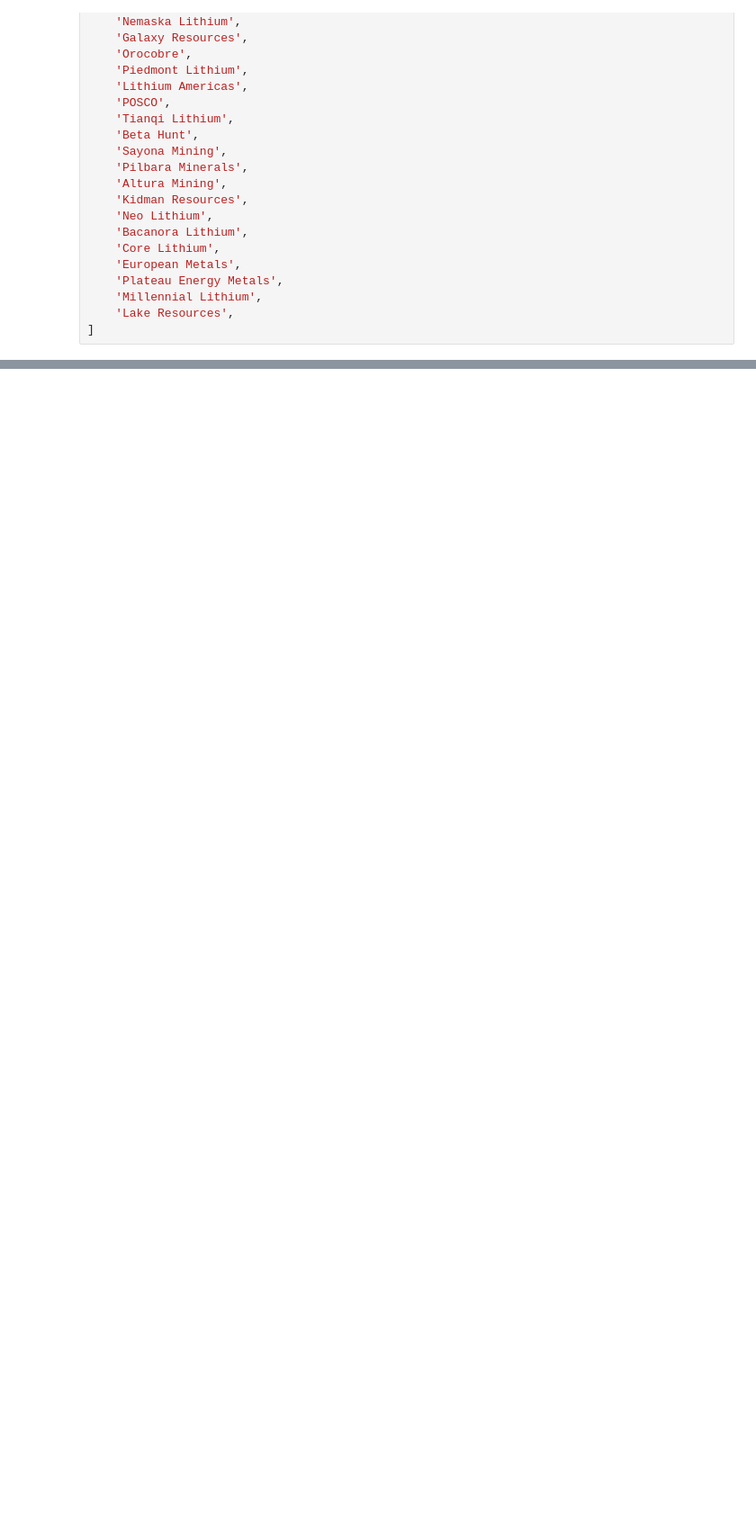
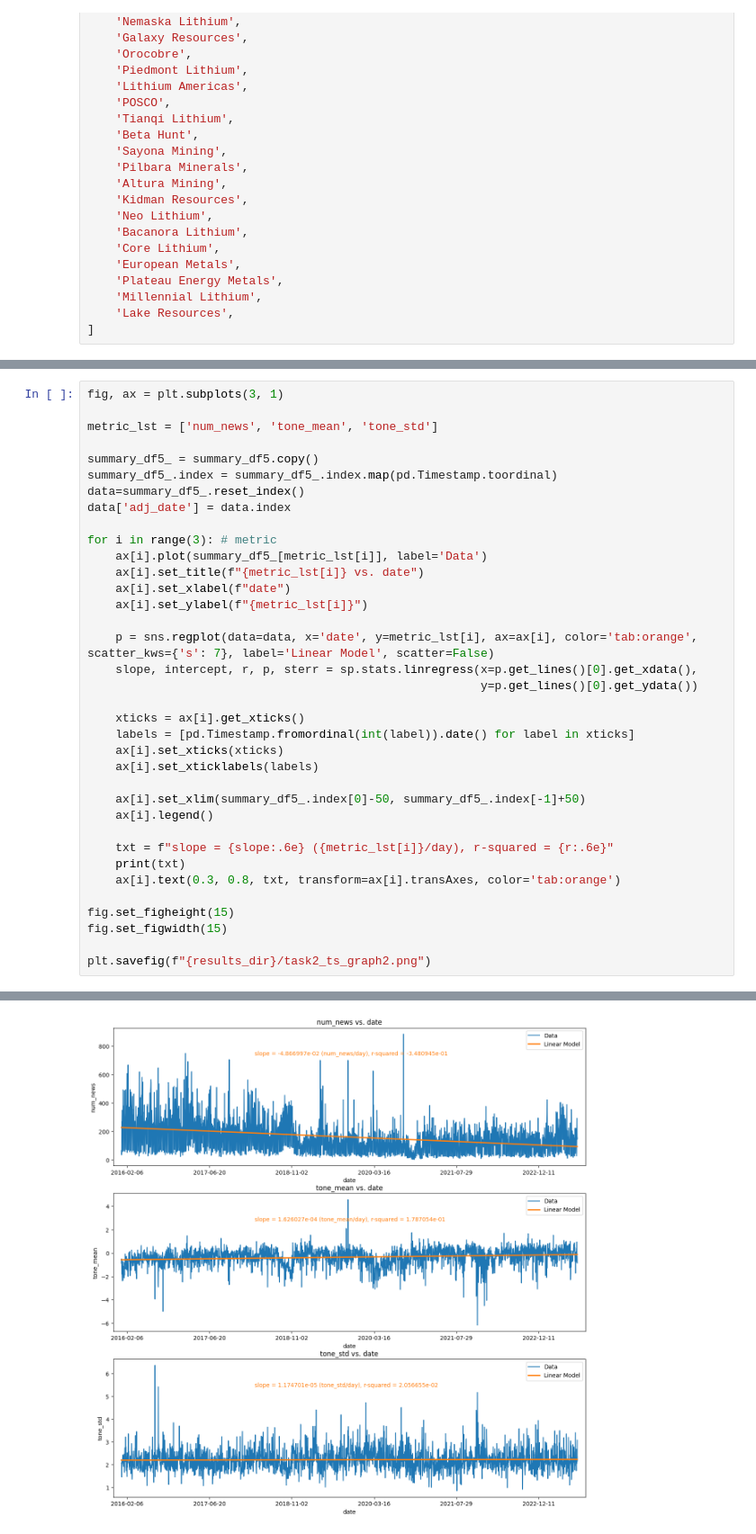
Before and after one commit to BomingZhang-coder/lithium-commodities-dashboard, a Jupyter notebook: jerry/news_analysis2.ipynb, the cells around one changed output, grey strips where cells are left out. Shown at 90% size. Saved outputs shown, nothing was run; the diff lists cells and outputs as text; blank space fills up the shorter version.

```diff
--- a/jerry/news_analysis2.ipynb
+++ b/jerry/news_analysis2.ipynb
@@ -582,0 +902,37 @@ zadar ventures
+# %%
+fig, ax = plt.subplots(3, 1)
+
+metric_lst = ['num_news', 'tone_mean', 'tone_std']
+
+summary_df5_ = summary_df5.copy()
+summary_df5_.index = summary_df5_.index.map(pd.Timestamp.toordinal)
+data=summary_df5_.reset_index()
+data['adj_date'] = data.index
+
+for i in range(3): # metric
+    ax[i].plot(summary_df5_[metric_lst[i]], label='Data')
+    ax[i].set_title(f"{metric_lst[i]} vs. date")
+    ax[i].set_xlabel(f"date")
+    ax[i].set_ylabel(f"{metric_lst[i]}")
+
+    p = sns.regplot(data=data, x='date', y=metric_lst[i], ax=ax[i], color='tab:orange', scatter_kws={'s': 7}, label='Linear Model', scatter=False)
+    slope, intercept, r, p, sterr = sp.stats.linregress(x=p.get_lines()[0].get_xdata(),
+                                                        y=p.get_lines()[0].get_ydata())
+
+    xticks = ax[i].get_xticks()
+    labels = [pd.Timestamp.fromordinal(int(label)).date() for label in xticks]
+    ax[i].set_xticks(xticks)
+    ax[i].set_xticklabels(labels)
+
+    ax[i].set_xlim(summary_df5_.index[0]-50, summary_df5_.index[-1]+50)
+    ax[i].legend()
+
+    txt = f"slope = {slope:.6e} ({metric_lst[i]}/day), r-squared = {r:.6e}"
+    print(txt)
+    ax[i].text(0.3, 0.8, txt, transform=ax[i].transAxes, color='tab:orange')
+
+fig.set_figheight(15)
+fig.set_figwidth(15)
+
+plt.savefig(f"{results_dir}/task2_ts_graph2.png")
+# %% [output]
@@ -582,0 +942 @@ zadar ventures
+[figure, added]
```
Also changed, not shown: parts of 37 cells of this notebook, 18 other files.
